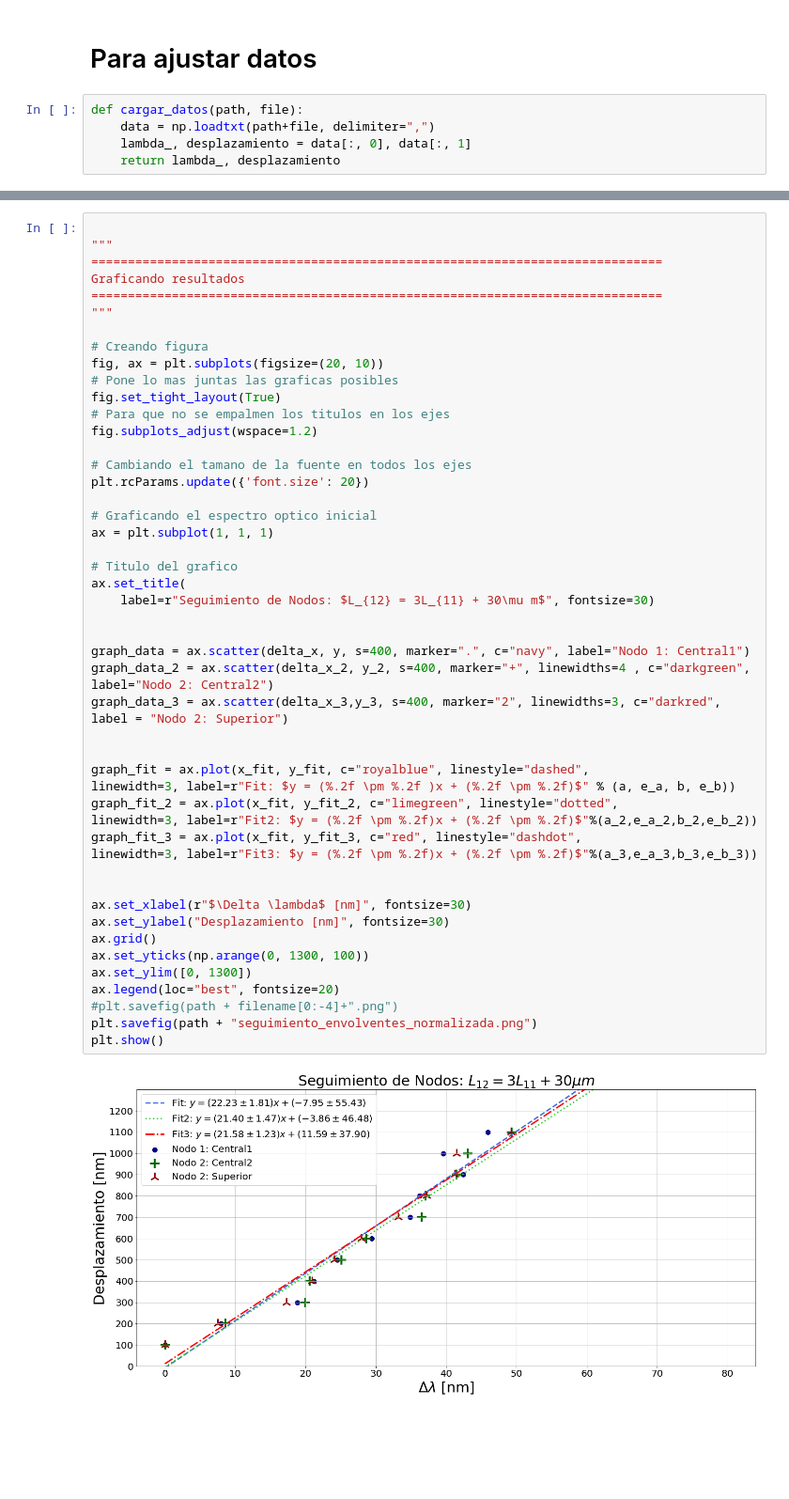
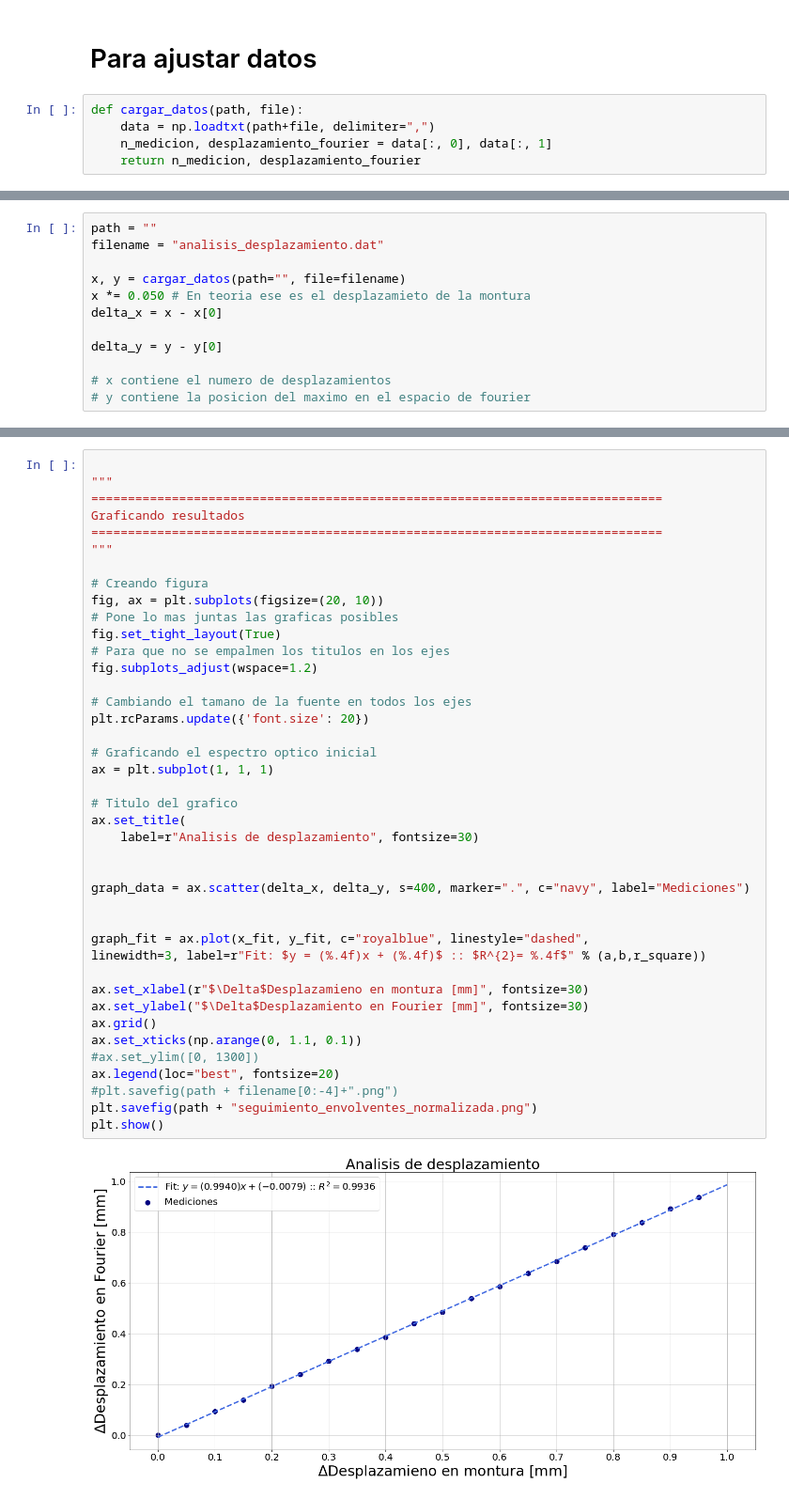
Before and after one commit to AlejandroGoper/Codigos_Tesis, a Jupyter notebook: Mediciones/08-10-2021/utilidades.ipynb, the cells around one changed output, grey strips where cells are left out. Shown at 94% size. Drawn from its saved outputs; the diff is of its cells as text; blank space fills up the shorter version.

```diff
--- a/Mediciones/08-10-2021/utilidades.ipynb
+++ b/Mediciones/08-10-2021/utilidades.ipynb
@@ -7,5 +7,5 @@ from scipy.optimize import curve_fit
 # %%
 def cargar_datos(path, file):
     data = np.loadtxt(path+file, delimiter=",")
-    lambda_, desplazamiento = data[:, 0], data[:, 1]
-    return lambda_, desplazamiento
+    n_medicion, desplazamiento_fourier = data[:, 0], data[:, 1]
+    return n_medicion, desplazamiento_fourier
@@ -27,3 +12,15 @@ delta_x_3 = x_3[0] - x_3
+# %%
+path = ""
+filename = "analisis_desplazamiento.dat"
+
+x, y = cargar_datos(path="", file=filename)
+x *= 0.050 # En teoria ese es el desplazamieto de la montura
+delta_x = x - x[0]
+
+delta_y = y - y[0]
+
+# x contiene el numero de desplazamientos
+# y contiene la posicion del maximo en el espacio de fourier
 # %%
 # Realizando ajuste
 
@@ -68,45 +56,38 @@ Graficando resultados
 ==============================================================================
 """
 
 # Creando figura
 fig, ax = plt.subplots(figsize=(20, 10))
 # Pone lo mas juntas las graficas posibles
 fig.set_tight_layout(True)
 # Para que no se empalmen los titulos en los ejes
 fig.subplots_adjust(wspace=1.2)
 
 # Cambiando el tamano de la fuente en todos los ejes
 plt.rcParams.update({'font.size': 20})
 
 # Graficando el espectro optico inicial
 ax = plt.subplot(1, 1, 1)
 
 # Titulo del grafico
 ax.set_title(
-    label=r"Seguimiento de Nodos: $L_{12} = 3L_{11} + 30\mu m$", fontsize=30)
+    label=r"Analisis de desplazamiento", fontsize=30)
 
 
-graph_data = ax.scatter(delta_x, y, s=400, marker=".", c="navy", label="Nodo 1: Central1")
-graph_data_2 = ax.scatter(delta_x_2, y_2, s=400, marker="+", linewidths=4 , c="darkgreen", label="Nodo 2: Central2")
-graph_data_3 = ax.scatter(delta_x_3,y_3, s=400, marker="2", linewidths=3, c="darkred", label = "Nodo 2: Superior")
+graph_data = ax.scatter(delta_x, delta_y, s=400, marker=".", c="navy", label="Mediciones")
 
 
 graph_fit = ax.plot(x_fit, y_fit, c="royalblue", linestyle="dashed",
-linewidth=3, label=r"Fit: $y = (%.2f \pm %.2f )x + (%.2f \pm %.2f)$" % (a, e_a, b, e_b))
-graph_fit_2 = ax.plot(x_fit, y_fit_2, c="limegreen", linestyle="dotted",
-linewidth=3, label=r"Fit2: $y = (%.2f \pm %.2f)x + (%.2f \pm %.2f)$"%(a_2,e_a_2,b_2,e_b_2))
-graph_fit_3 = ax.plot(x_fit, y_fit_3, c="red", linestyle="dashdot",
-linewidth=3, label=r"Fit3: $y = (%.2f \pm %.2f)x + (%.2f \pm %.2f)$"%(a_3,e_a_3,b_3,e_b_3))
+linewidth=3, label=r"Fit: $y = (%.4f)x + (%.4f)$ :: $R^{2}= %.4f$" % (a,b,r_square))
 
-
-ax.set_xlabel(r"$\Delta \lambda$ [nm]", fontsize=30)
-ax.set_ylabel("Desplazamiento [nm]", fontsize=30)
+ax.set_xlabel(r"$\Delta$Desplazamieno en montura [mm]", fontsize=30)
+ax.set_ylabel("$\Delta$Desplazamiento en Fourier [mm]", fontsize=30)
 ax.grid()
-ax.set_yticks(np.arange(0, 1300, 100))
-ax.set_ylim([0, 1300])
+ax.set_xticks(np.arange(0, 1.1, 0.1))
+#ax.set_ylim([0, 1300])
 ax.legend(loc="best", fontsize=20)
 #plt.savefig(path + filename[0:-4]+".png")
 plt.savefig(path + "seguimiento_envolventes_normalizada.png")
 plt.show()
 # %% [output]
-[figure, old version]
+[figure, new version]
```
Also changed, not shown: parts of 10 cells of this notebook.
